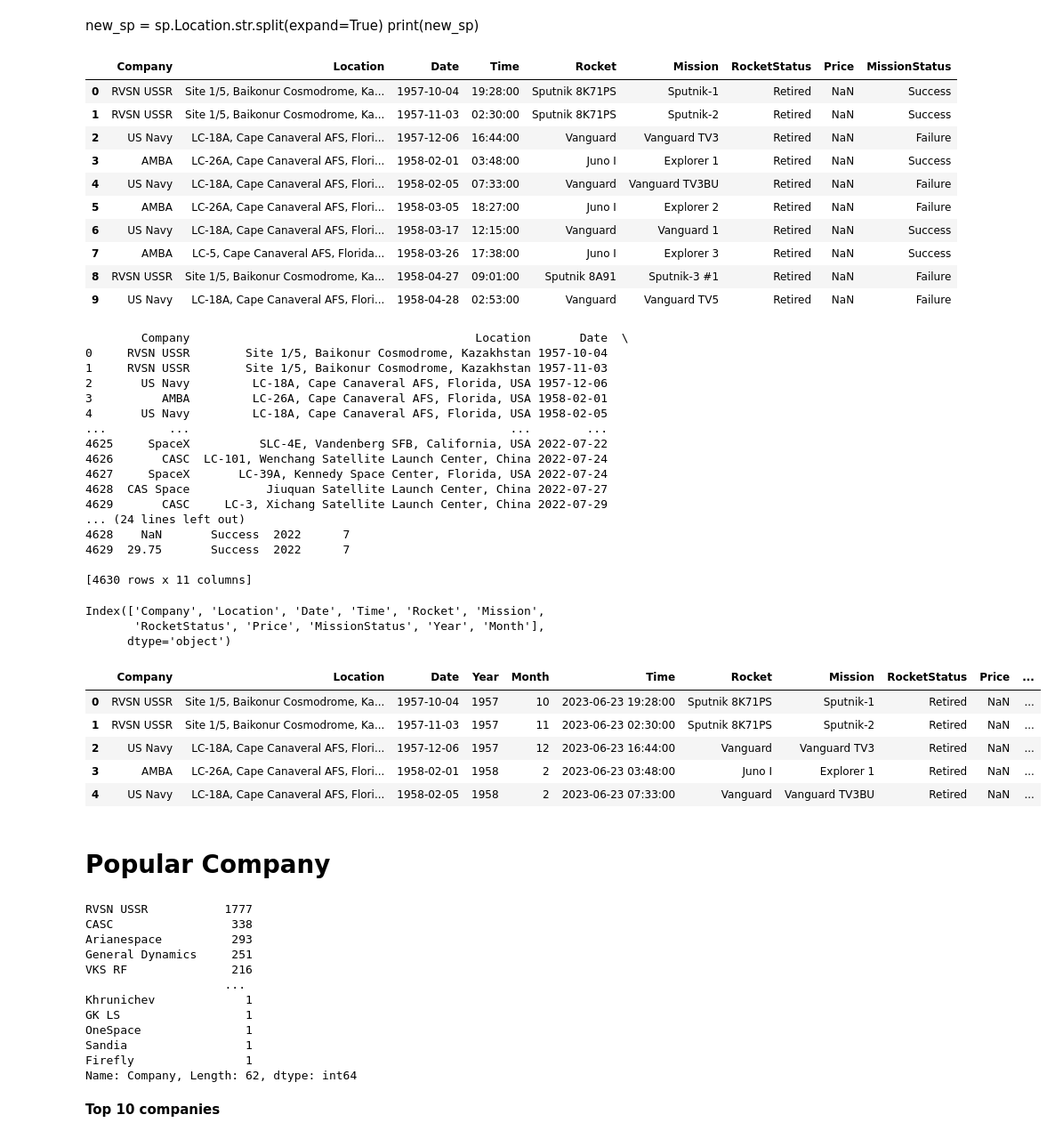
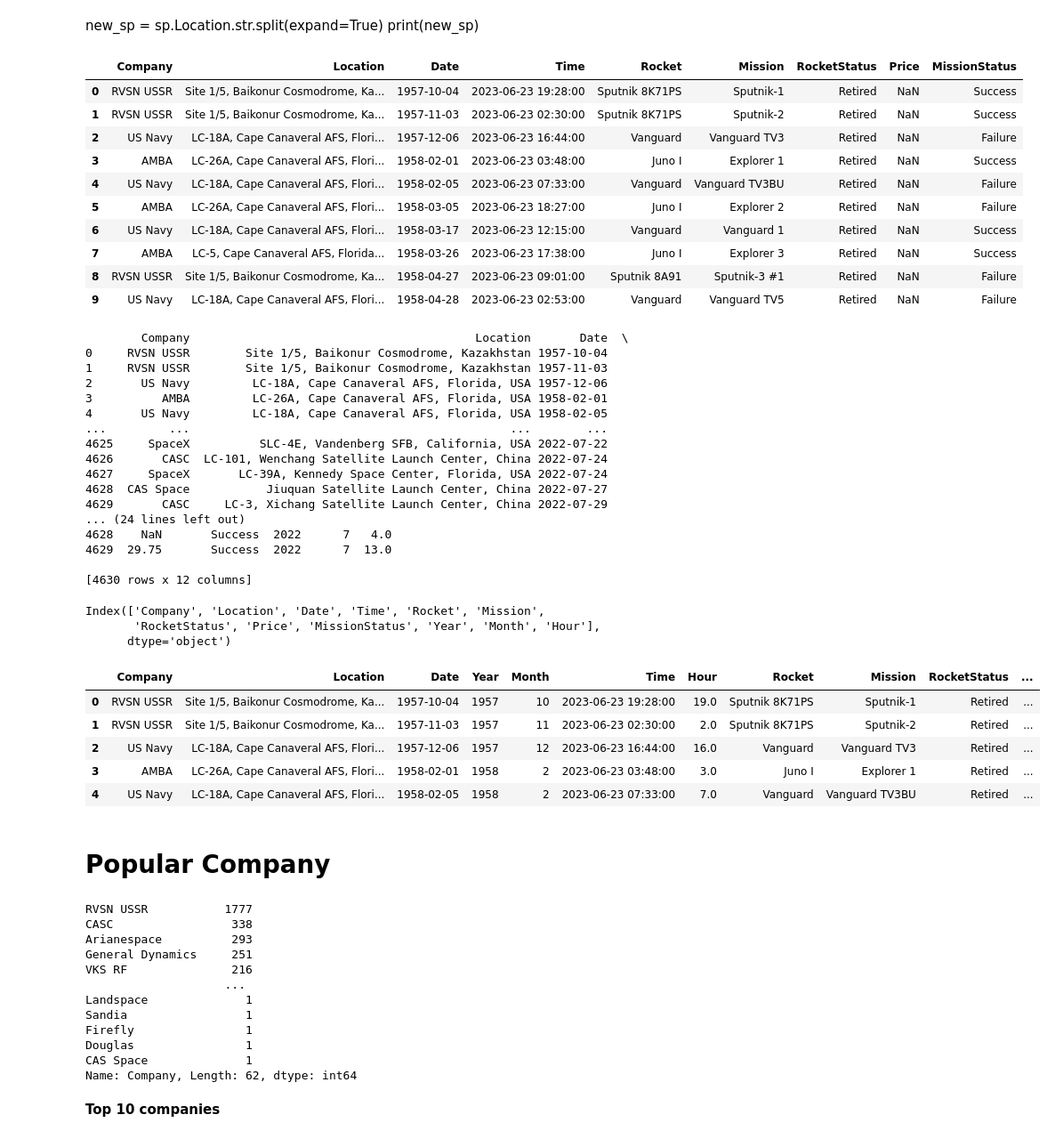
Before and after one commit to RahulRajdkp/MavenAnalytics, a Jupyter notebook: Space Missions/EDA_Space_dataset.ipynb, the cells around one changed output. Shown at 89% size. Saved outputs shown, nothing was run; the diff lists cells and outputs as text; code cells hidden in the pictures.

```diff
--- a/Space Missions/EDA_Space_dataset.ipynb
+++ b/Space Missions/EDA_Space_dataset.ipynb
@@ -103,0 +109,2 @@ dtype: int64
+# %%
+sp['Price'] = sp['Price'].replace(',','',regex=True)
@@ -104,3 +128,3 @@ dtype: int64
 # %%
 sp = sp.astype( {'Company':object, 'Location':str, 'Date':object, 'Time':object, 'Rocket':object, 'Mission':object,
-       'RocketStatus':object, 'MissionStatus':object})
+       'RocketStatus':object, 'Price':float ,'MissionStatus':object})
@@ -111,2 +131,2 @@ sp = sp.astype( {'Company':object, 'Location':str, 'Date':object, 'Time':object,
 # %%
-sp['Price']= pd.to_numeric(sp['Price'],errors='coerce')
+#sp['Price']= pd.to_numeric(sp['Price'],errors='coerce')
@@ -238,19 +292,20 @@ print(new_sp)
 sp.head(10)
 # %% [output]
 |  | Company | Location | Date | Time | Rocket | Mission | RocketStatus | Price | MissionStatus |
-| 0 | RVSN USSR | Site 1/5, Baikonur Cosmodrome, Ka... | 1957-10-04 | 19:28:00 | Sputnik 8K71PS | Sputnik-1 | Retired | NaN | Success |
-| 1 | RVSN USSR | Site 1/5, Baikonur Cosmodrome, Ka... | 1957-11-03 | 02:30:00 | Sputnik 8K71PS | Sputnik-2 | Retired | NaN | Success |
-| 2 | US Navy | LC-18A, Cape Canaveral AFS, Flori... | 1957-12-06 | 16:44:00 | Vanguard | Vanguard TV3 | Retired | NaN | Failure |
-| 3 | AMBA | LC-26A, Cape Canaveral AFS, Flori... | 1958-02-01 | 03:48:00 | Juno I | Explorer 1 | Retired | NaN | Success |
-| 4 | US Navy | LC-18A, Cape Canaveral AFS, Flori... | 1958-02-05 | 07:33:00 | Vanguard | Vanguard TV3BU | Retired | NaN | Failure |
-| 5 | AMBA | LC-26A, Cape Canaveral AFS, Flori... | 1958-03-05 | 18:27:00 | Juno I | Explorer 2 | Retired | NaN | Failure |
-| 6 | US Navy | LC-18A, Cape Canaveral AFS, Flori... | 1958-03-17 | 12:15:00 | Vanguard | Vanguard 1 | Retired | NaN | Success |
-| 7 | AMBA | LC-5, Cape Canaveral AFS, Florida... | 1958-03-26 | 17:38:00 | Juno I | Explorer 3 | Retired | NaN | Success |
-| 8 | RVSN USSR | Site 1/5, Baikonur Cosmodrome, Ka... | 1958-04-27 | 09:01:00 | Sputnik 8A91 | Sputnik-3 #1 | Retired | NaN | Failure |
-| 9 | US Navy | LC-18A, Cape Canaveral AFS, Flori... | 1958-04-28 | 02:53:00 | Vanguard | Vanguard TV5 | Retired | NaN | Failure |
+| 0 | RVSN USSR | Site 1/5, Baikonur Cosmodrome, Ka... | 1957-10-04 | 2023-06-23 19:28:00 | Sputnik 8K71PS | Sputnik-1 | Retired | NaN | Success |
+| 1 | RVSN USSR | Site 1/5, Baikonur Cosmodrome, Ka... | 1957-11-03 | 2023-06-23 02:30:00 | Sputnik 8K71PS | Sputnik-2 | Retired | NaN | Success |
+| 2 | US Navy | LC-18A, Cape Canaveral AFS, Flori... | 1957-12-06 | 2023-06-23 16:44:00 | Vanguard | Vanguard TV3 | Retired | NaN | Failure |
+| 3 | AMBA | LC-26A, Cape Canaveral AFS, Flori... | 1958-02-01 | 2023-06-23 03:48:00 | Juno I | Explorer 1 | Retired | NaN | Success |
+| 4 | US Navy | LC-18A, Cape Canaveral AFS, Flori... | 1958-02-05 | 2023-06-23 07:33:00 | Vanguard | Vanguard TV3BU | Retired | NaN | Failure |
+| 5 | AMBA | LC-26A, Cape Canaveral AFS, Flori... | 1958-03-05 | 2023-06-23 18:27:00 | Juno I | Explorer 2 | Retired | NaN | Failure |
+| 6 | US Navy | LC-18A, Cape Canaveral AFS, Flori... | 1958-03-17 | 2023-06-23 12:15:00 | Vanguard | Vanguard 1 | Retired | NaN | Success |
+| 7 | AMBA | LC-5, Cape Canaveral AFS, Florida... | 1958-03-26 | 2023-06-23 17:38:00 | Juno I | Explorer 3 | Retired | NaN | Success |
+| 8 | RVSN USSR | Site 1/5, Baikonur Cosmodrome, Ka... | 1958-04-27 | 2023-06-23 09:01:00 | Sputnik 8A91 | Sputnik-3 #1 | Retired | NaN | Failure |
+| 9 | US Navy | LC-18A, Cape Canaveral AFS, Flori... | 1958-04-28 | 2023-06-23 02:53:00 | Vanguard | Vanguard TV5 | Retired | NaN | Failure |
 # %%
 sp['Year']= sp['Date'].dt.year
 sp['Month']= sp['Date'].dt.month
+sp['Hour']= sp['Time'].dt.hour
 print(sp)
 # %% [output]
         Company                                         Location       Date  \
@@ -266,28 +321,28 @@ print(sp)
 4628  CAS Space           Jiuquan Satellite Launch Center, China 2022-07-27
 4629       CASC     LC-3, Xichang Satellite Launch Center, China 2022-07-29
 ... (24 lines left out)
-4628    NaN       Success  2022      7
-4629  29.75       Success  2022      7
+4628    NaN       Success  2022      7   4.0
+4629  29.75       Success  2022      7  13.0
 
-[4630 rows x 11 columns]
+[4630 rows x 12 columns]
 # %%
 sp.columns
 # %% [output]
 Index(['Company', 'Location', 'Date', 'Time', 'Rocket', 'Mission',
-       'RocketStatus', 'Price', 'MissionStatus', 'Year', 'Month'],
+       'RocketStatus', 'Price', 'MissionStatus', 'Year', 'Month', 'Hour'],
       dtype='object')
 # %%
-columns = ['Company', 'Location', 'Date', 'Year', 'Month', 'Time', 'Rocket', 'Mission',
+columns = ['Company', 'Location', 'Date', 'Year', 'Month', 'Time','Hour', 'Rocket', 'Mission',
        'RocketStatus', 'Price', 'MissionStatus']
 sp = sp[columns]
 sp.head(5)
 # %% [output]
-|  | Company | Location | Date | Year | Month | Time | Rocket | Mission | RocketStatus | Price | ... |
-| 0 | RVSN USSR | Site 1/5, Baikonur Cosmodrome, Ka... | 1957-10-04 | 1957 | 10 | 2023-06-23 19:28:00 | Sputnik 8K71PS | Sputnik-1 | Retired | NaN | ... |
-| 1 | RVSN USSR | Site 1/5, Baikonur Cosmodrome, Ka... | 1957-11-03 | 1957 | 11 | 2023-06-23 02:30:00 | Sputnik 8K71PS | Sputnik-2 | Retired | NaN | ... |
-| 2 | US Navy | LC-18A, Cape Canaveral AFS, Flori... | 1957-12-06 | 1957 | 12 | 2023-06-23 16:44:00 | Vanguard | Vanguard TV3 | Retired | NaN | ... |
-| 3 | AMBA | LC-26A, Cape Canaveral AFS, Flori... | 1958-02-01 | 1958 | 2 | 2023-06-23 03:48:00 | Juno I | Explorer 1 | Retired | NaN | ... |
-| 4 | US Navy | LC-18A, Cape Canaveral AFS, Flori... | 1958-02-05 | 1958 | 2 | 2023-06-23 07:33:00 | Vanguard | Vanguard TV3BU | Retired | NaN | ... |
+|  | Company | Location | Date | Year | Month | Time | Hour | Rocket | Mission | RocketStatus | ... |
+| 0 | RVSN USSR | Site 1/5, Baikonur Cosmodrome, Ka... | 1957-10-04 | 1957 | 10 | 2023-06-23 19:28:00 | 19.0 | Sputnik 8K71PS | Sputnik-1 | Retired | ... |
+| 1 | RVSN USSR | Site 1/5, Baikonur Cosmodrome, Ka... | 1957-11-03 | 1957 | 11 | 2023-06-23 02:30:00 | 2.0 | Sputnik 8K71PS | Sputnik-2 | Retired | ... |
+| 2 | US Navy | LC-18A, Cape Canaveral AFS, Flori... | 1957-12-06 | 1957 | 12 | 2023-06-23 16:44:00 | 16.0 | Vanguard | Vanguard TV3 | Retired | ... |
+| 3 | AMBA | LC-26A, Cape Canaveral AFS, Flori... | 1958-02-01 | 1958 | 2 | 2023-06-23 03:48:00 | 3.0 | Juno I | Explorer 1 | Retired | ... |
+| 4 | US Navy | LC-18A, Cape Canaveral AFS, Flori... | 1958-02-05 | 1958 | 2 | 2023-06-23 07:33:00 | 7.0 | Vanguard | Vanguard TV3BU | Retired | ... |
 # %% [markdown]
 # Popular Company
 # %%
@@ -300,11 +355,11 @@ Arianespace          293
 General Dynamics     251
 VKS RF               216
                     ...
-Khrunichev             1
-GK LS                  1
-OneSpace               1
+Landspace              1
 Sandia                 1
 Firefly                1
+Douglas                1
+CAS Space              1
 Name: Company, Length: 62, dtype: int64
 # %% [markdown]
 **Top 10 companies**
```
Also changed, not shown: parts of 48 cells of this notebook.
